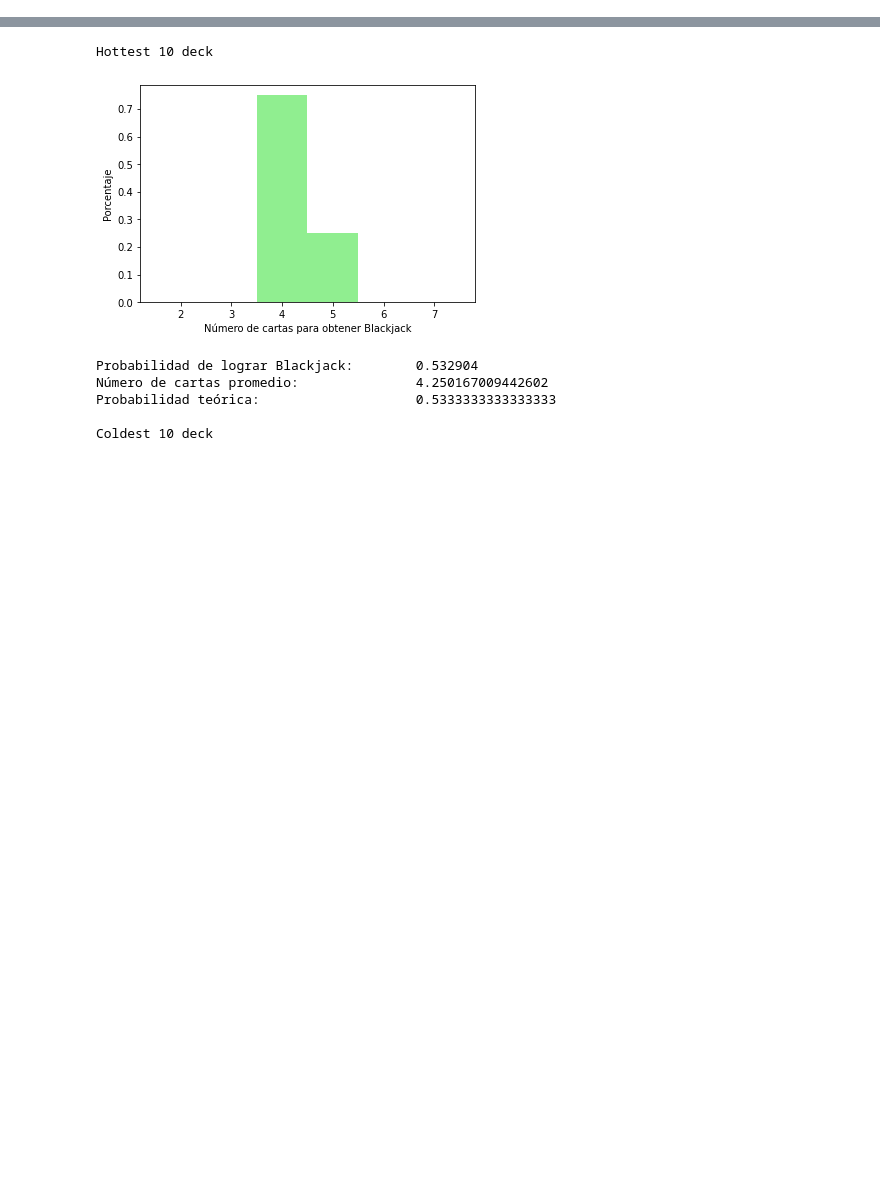
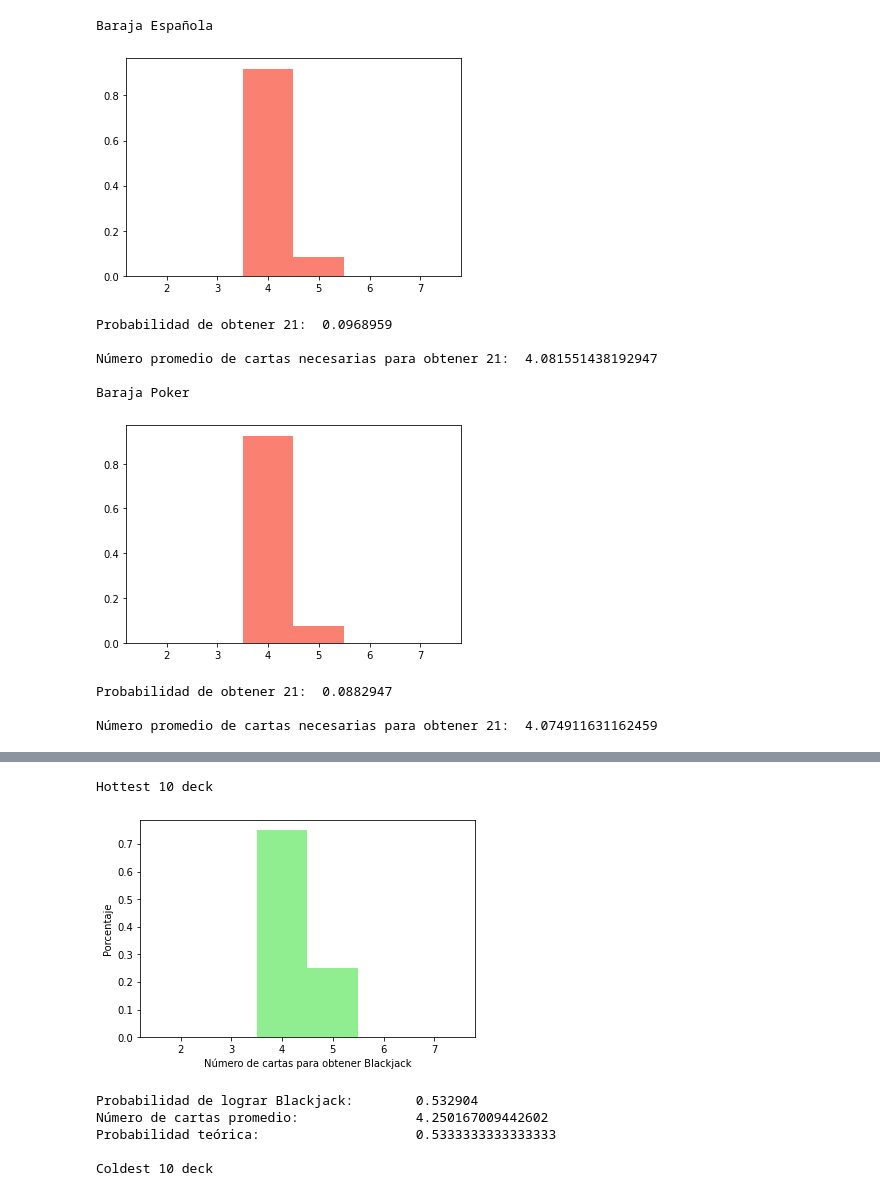
Before and after one commit to juacostar/AlgorithmsUN2020II, a Jupyter notebook: Laboratorio4/21BlackjackGrClass1StGrooup9.ipynb, the cells around one changed output, grey strips where cells are left out. Saved outputs shown, nothing was run; the diff lists cells and outputs as text; code cells hidden in the pictures; blank space fills up the shorter version.

```diff
--- a/Laboratorio4/21BlackjackGrClass1StGrooup9.ipynb
+++ b/Laboratorio4/21BlackjackGrClass1StGrooup9.ipynb
@@ -173,0 +123,49 @@ El numero de cartas promedio para sacar 21 es:
+# %%
+baraja_e3 = [1,2,3,4,5,6,7,8,9,10,10,10,1,2,3,4,5,6,7,8,9,10,10,10,1,2,3,4,5,6,8,9,10,10,10,1,2,3,4,6,8,9,10,10,10]       #Baraja Española sin dos 7's y un 5
+baraja_p3= [1,2,3,4,5,6,7,8,9,10,10,10,10,1,2,3,4,5,6,7,8,9,10,10,10,10,1,2,3,4,5,6,8,9,10,10,10,10,1,2,3,4,6,8,9,10,10,10,10]    #Baraja Poker  sin dos 7's y un 5
+games3 = [baraja_e3,baraja_p3]
+
+n = 10000000
+
+for g in range(2):
+    ncards = []
+    blackjacks = 0
+    nhcards = np.zeros(6)
+    for i in range(n):
+
+        poker_i = random.choices(games3[g], k=(len(games3[g])//2))
+        player = [7,7,5]
+
+        while sum(player) < 21:
+            card = random.choice(poker_i)
+            player.append(card)
+            poker_i.remove(card)
+
+        if(sum(player)==21):
+            blackjacks += 1
+            ncards.append(len(player))
+            if (len(player) < 8):
+                nhcards[(len(player)-2)] += 1
+
+
+    nc = np.array(ncards)
+
+    print(gamenames[g])
+
+    plt.hist(list(map(str,range(2,8))), bins=list(map(str,range(2,9))), align='left',color='salmon',weights=(nhcards/blackjacks))
+
+    plt.show();
+    print('Probabilidad de obtener 21: ', blackjacks/n,'\n')
+    print('Número promedio de cartas necesarias para obtener 21: ', nc.mean(),'\n')
+# %% [output]
+Baraja Española
+[figure, added]
+Probabilidad de obtener 21:  0.0968959
+
+Número promedio de cartas necesarias para obtener 21:  4.081551438192947
+
+Baraja Poker
+[figure, added]
+Probabilidad de obtener 21:  0.0882947
+
+Número promedio de cartas necesarias para obtener 21:  4.074911631162459
```
Also changed, not shown: parts of 27 cells of this notebook.
